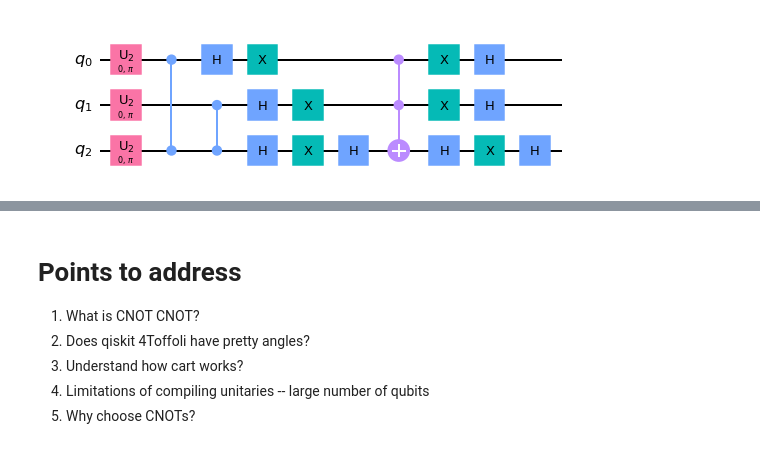
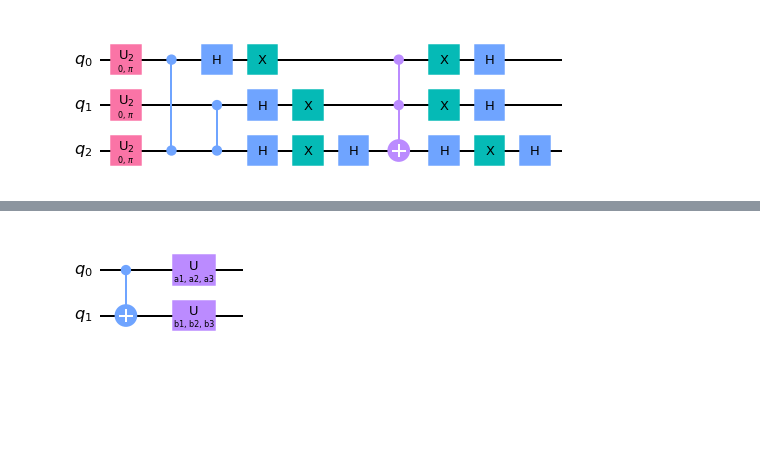
Before and after one commit to idnm/blog0, a Jupyter notebook: _notebooks/2021-07-22-Machine learning compilation of quantum circuits.ipynb, the cells around one changed output, grey strips where cells are left out. Saved outputs shown, nothing was run; the diff lists cells and outputs as text; code cells hidden in the pictures; blank space fills up the shorter version.

```diff
--- a/_notebooks/2021-07-22-Machine learning compilation of quantum circuits.ipynb
+++ b/_notebooks/2021-07-22-Machine learning compilation of quantum circuits.ipynb
@@ -89,7 +108,15 @@ Last item here means that we also allow for approximate compilation. By increasi
-# %% [markdown]
-# Points to address
-1. What is CNOT CNOT?
-1. Does qiskit 4Toffoli have pretty angles?
-1. Understand how cart works?
-1. Limitations of compiling unitaries -- large number of qubits
-1. Why choose CNOTs?
+# %%
+#collapse
+from qiskit.circuit import Parameter
+
+a1, a2, a3 = [Parameter(a) for a in ['a1', 'a2', 'a3']]
+b1, b2, b3 = [Parameter(b) for b in ['b1', 'b2', 'b3']]
+
+qc = QuantumCircuit(2)
+qc.cx(0, 1)
+qc.u(a1, a2, a3, 0)
+qc.u(b1, b2, b3, 1)
+
+qc.draw(output='mpl')
+# %% [output]
+[figure, added]
```
Also changed, not shown: parts of 11 cells of this notebook, 1 other file.
